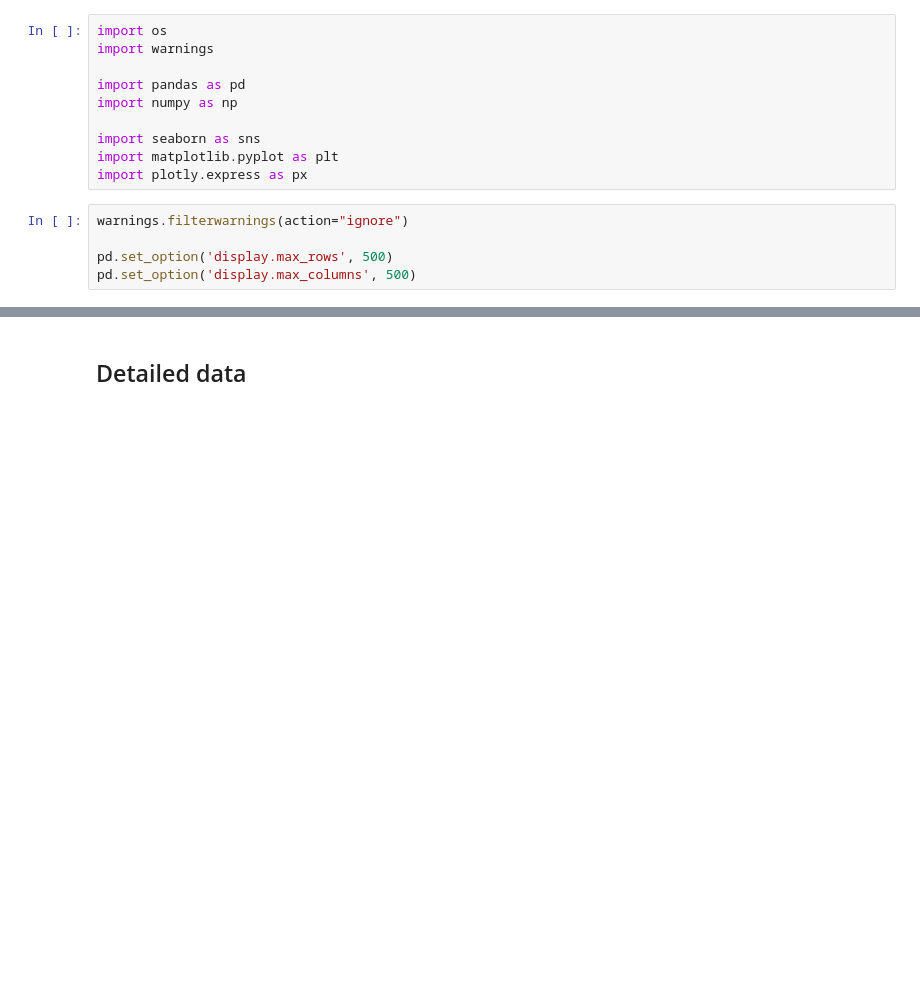
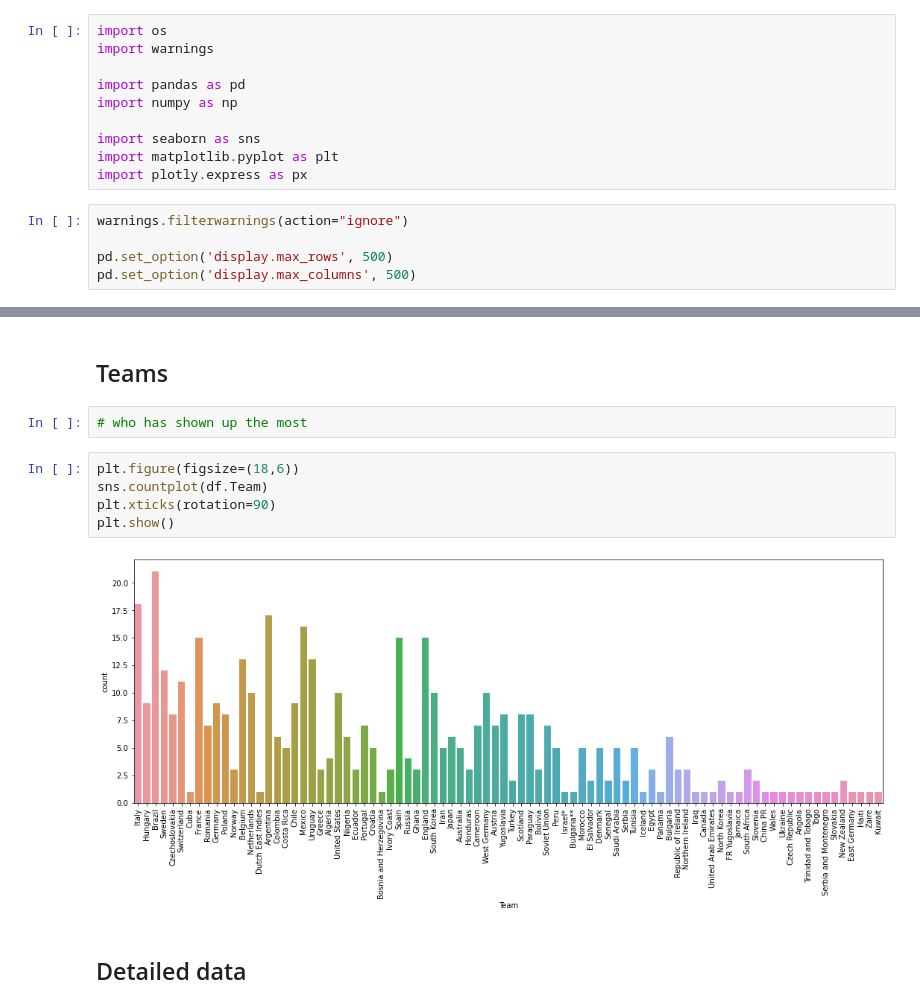
Before and after one commit to ada-k/FifaAnalysis, a Jupyter notebook: Untitled.ipynb, the cells around one changed output, grey strips where cells are left out. Drawn from its saved outputs; the diff is of its cells as text; blank space fills up the shorter version.

```diff
--- a/Untitled.ipynb
+++ b/Untitled.ipynb
@@ -73,3 +73,14 @@ summ.sample(3)
+# %% [markdown]
+## Teams
+# %%
+# who has shown up the most
+# %%
+plt.figure(figsize=(18,6))
+sns.countplot(df.Team)
+plt.xticks(rotation=90)
+plt.show()
+# %% [output]
+[figure, added]
 # %% [markdown]
 ## Detailed data
 # %%
```
Also changed, not shown: parts of 8 cells of this notebook.
